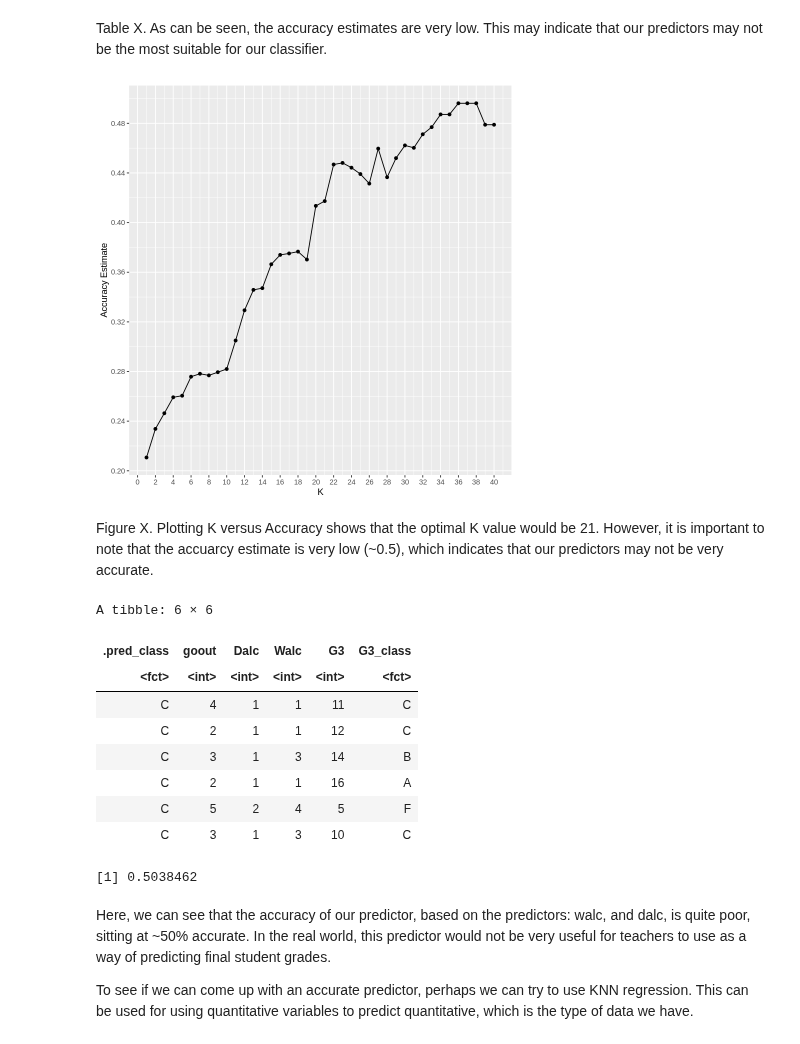
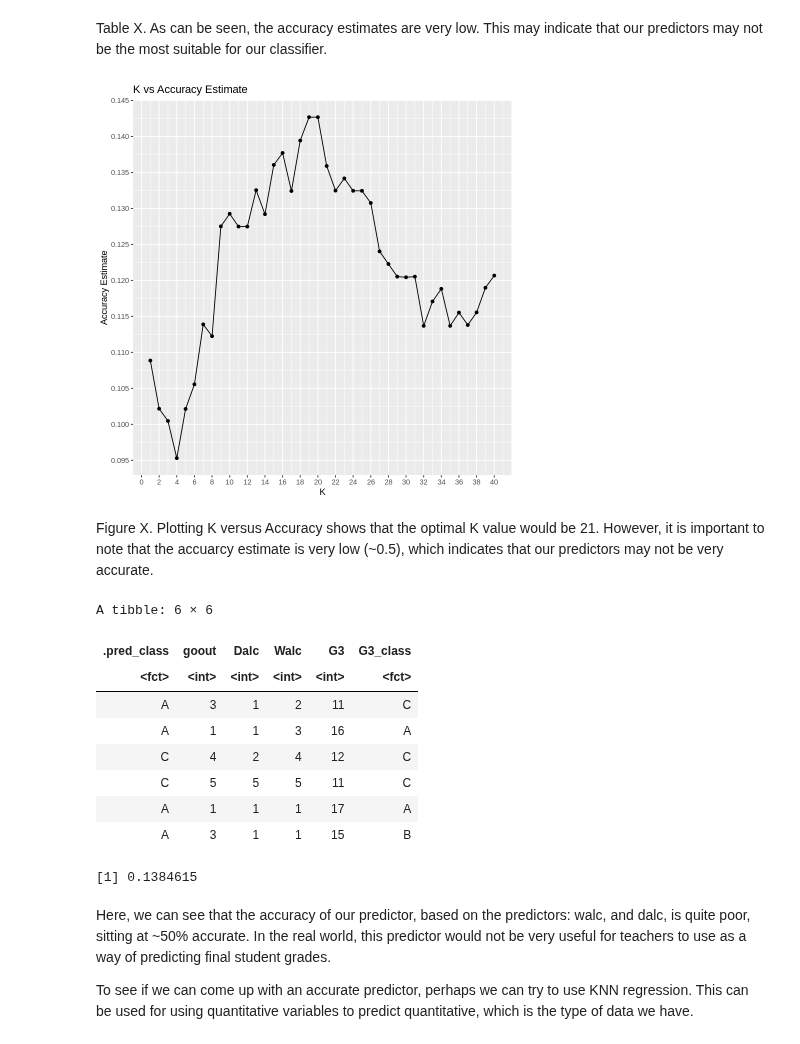
Before and after one commit to eto168/DSCI100_team24_project_proposal, a Jupyter notebook: Project-Report.ipynb, the cells around one changed output. Saved outputs shown, nothing was run; the diff lists cells and outputs as text; code cells hidden in the pictures.

```diff
--- a/Project-Report.ipynb
+++ b/Project-Report.ipynb
@@ -218,7 +200,7 @@ Using this data, we wish to create a classifier that may be usable by school sta
 
 #Here, we need to split a new set of data. This time, using G3_class as the strata
 
-G3_class_split <- initial_split(data_with_lg, prop = 0.75, strata = G3_class)
+G3_class_split <- initial_split(data_train, prop = 0.75, strata = G3_class)
 G3_class_data_train <- training(G3_class_split)
 G3_class_data_test <- testing(G3_class_split)
 head(G3_class_data_train, 4)
@@ -313,15 +295,15 @@ data_train_no_grade <- G3_class_data_train %>%
 
 nrow(data_train_no_grade)
 
-# #To work around an error induced by step_upsample, we will first upsample the data_train_new_classifier dataframe.
-# upsample_recipe <- recipe(G3_class ~ Walc + Dalc,
-#                           data = data_train_no_grade) %>%
-#     step_upsample(G3_class, over_ratio = 1, skip = FALSE) %>%
-#     prep()
+#To work around an error induced by step_upsample, we will first upsample the data_train_new_classifier dataframe.
+upsample_recipe <- recipe(G3_class ~ Walc + Dalc,
+                          data = data_train_no_grade) %>%
+    step_upsample(G3_class, over_ratio = 1, skip = FALSE) %>%
+    prep()
 
-# #Here, we upscale the dataframe by applying the recipe to unedited dataframe
-# upsampled_data_train_no_grade <- bake(upsample_recipe,
-#                                       data_train_no_grade)
+#Here, we upscale the dataframe by applying the recipe to unedited dataframe
+upsampled_data_train_no_grade <- bake(upsample_recipe,
+                                      data_train_no_grade)
 
 #Here, we create another recipe to be used in the workflow. We use the upsampled dataframe.
 lg_classifier_recipe <- recipe(G3_class ~ Walc + Dalc,
@@ -389,19 +382,20 @@ Table X. As can be seen, the accuracy estimates are very low. This may indicate
 # %%
 #Visualize the K
 k_plot <- cv_metrics %>%
     select(neighbors, mean) %>%
     ggplot(aes(x = neighbors,
               y = mean)) +
     geom_point() +
     geom_line() +
     labs(x = "K",
          y = "Accuracy Estimate") +
     scale_x_continuous(n.breaks = 20) +
-    scale_y_continuous(n.breaks = 10)
+    scale_y_continuous(n.breaks = 10) +
+    ggtitle("K vs Accuracy Estimate")
 
 k_plot
 # %% [output]
-[figure, old version]
+[figure, new version]
 # %% [markdown]
 Figure X. Plotting K versus Accuracy shows that the optimal K value would be 21. However, it is important to note that the accuarcy estimate is very low (~0.5), which indicates that our predictors may not be very accurate.
 # %%
@@ -444,13 +438,13 @@ lg_predictor_accuracy
 A tibble: 6 × 6
 | .pred_class | goout | Dalc | Walc | G3 | G3_class |
 | <fct> | <int> | <int> | <int> | <int> | <fct> |
-| C | 4 | 1 | 1 | 11 | C |
-| C | 2 | 1 | 1 | 12 | C |
-| C | 3 | 1 | 3 | 14 | B |
-| C | 2 | 1 | 1 | 16 | A |
-| C | 5 | 2 | 4 | 5 | F |
-| C | 3 | 1 | 3 | 10 | C |
+| A | 3 | 1 | 2 | 11 | C |
+| A | 1 | 1 | 3 | 16 | A |
+| C | 4 | 2 | 4 | 12 | C |
+| C | 5 | 5 | 5 | 11 | C |
+| A | 1 | 1 | 1 | 17 | A |
+| A | 3 | 1 | 1 | 15 | B |
-[1] 0.5038462
+[1] 0.1384615
 # %% [markdown]
 Here, we can see that the accuracy of our predictor, based on the predictors: walc, and dalc, is quite poor, sitting at ~50% accurate. In the real world, this predictor would not be very useful for teachers to use as a way of predicting final student grades.
 
```
Also changed, not shown: parts of 9 cells of this notebook.
